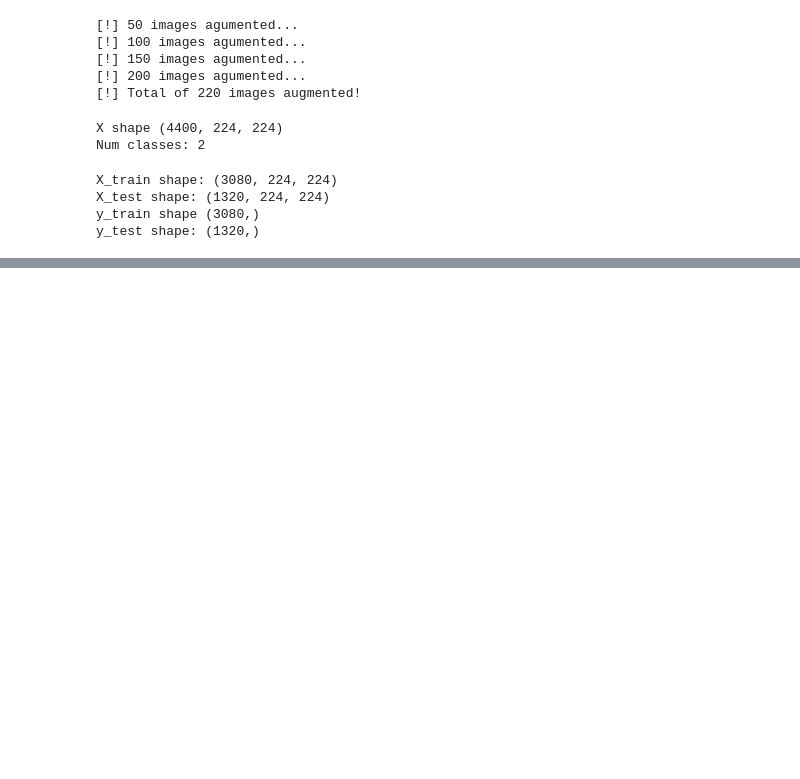
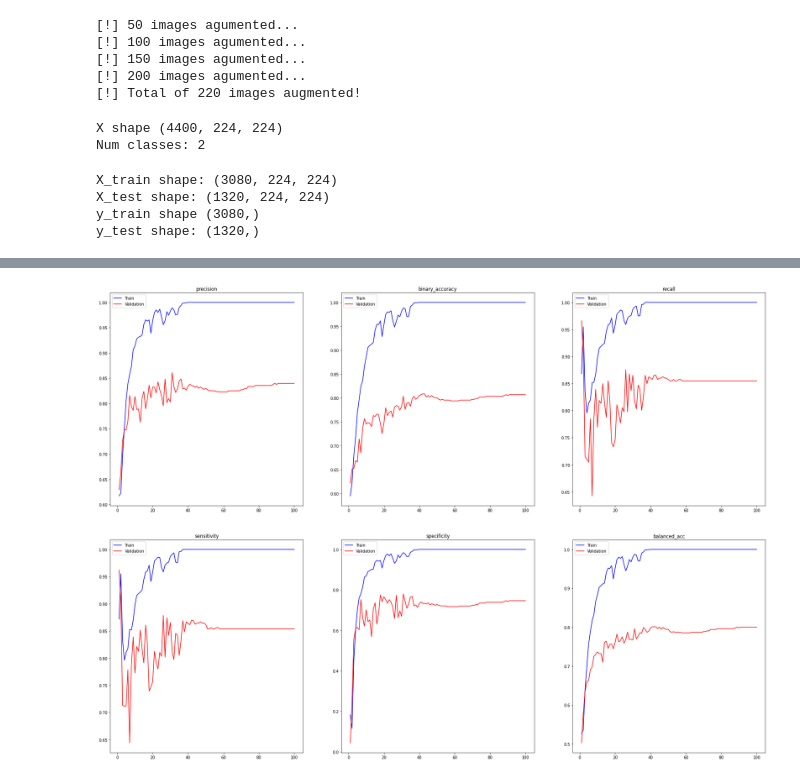
Before and after one commit to BittingBarracuda/BTD_Python, a Jupyter notebook: nn2_train.ipynb, the cells around one changed output, grey strips where cells are left out. Drawn from its saved outputs; the diff is of its cells as text; code cells hidden in the pictures; blank space fills up the shorter version.

```diff
--- a/nn2_train.ipynb
+++ b/nn2_train.ipynb
@@ -476,4 +501,7 @@ df_le_net_5.head()
 # %%
-metrics_1, metrics_2 = ['precision', 'binary_accuracy', 'recall'], ['sensitivity', 'specificity', 'balanced_accuracy']
+metrics_1, metrics_2 = ['precision', 'binary_accuracy', 'recall'], ['sensitivity', 'specificity', 'balanced_acc']
 graph_history(df_le_net_5, metrics_1)
 graph_history(df_le_net_5, metrics_2)
+# %% [output]
+[figure, added]
+[figure, added]
```
Also changed, not shown: parts of 4 cells of this notebook, 1 other file.
